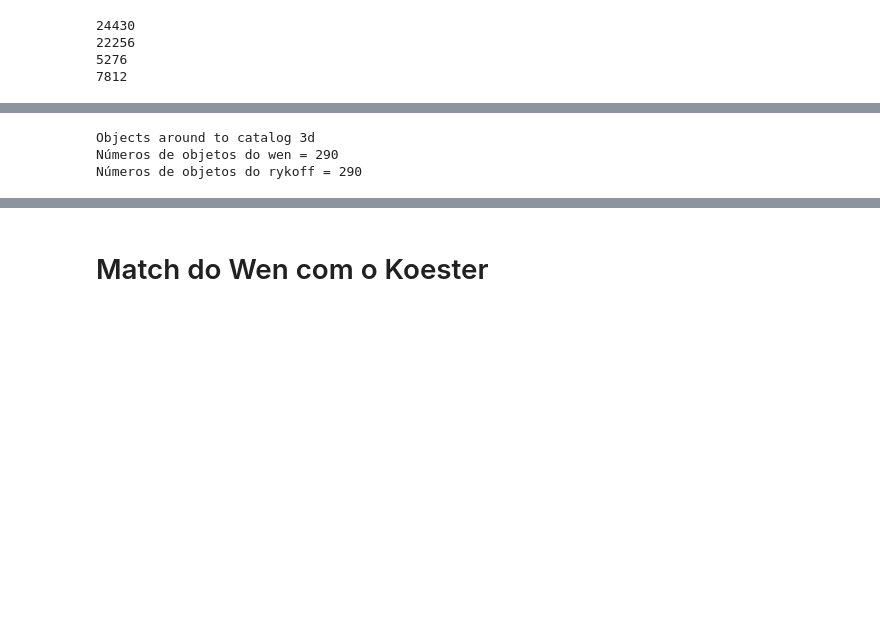
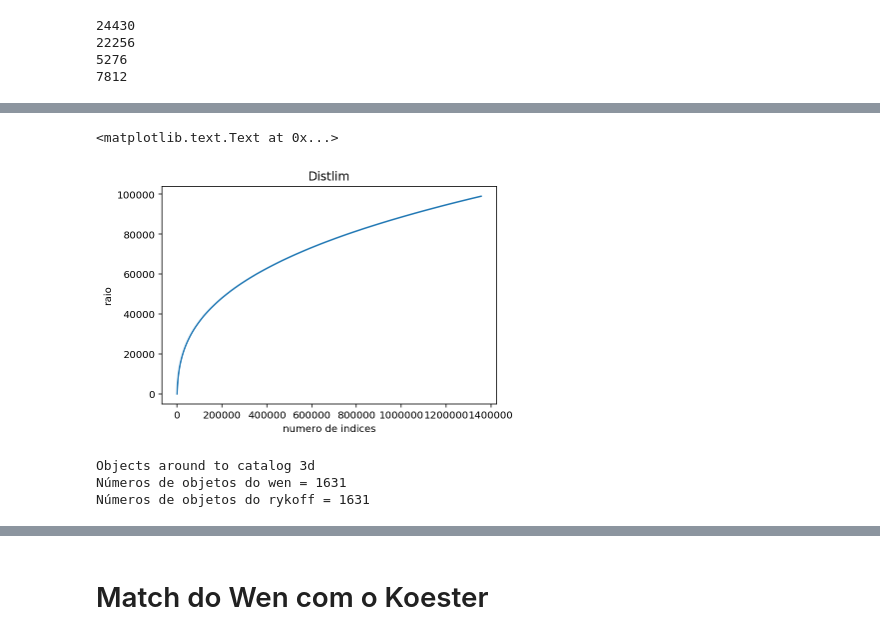
Before and after one commit to clusteron/comparison, a Jupyter notebook: Matches.ipynb, the cells around one changed output, grey strips where cells are left out. Saved outputs shown, nothing was run; the diff lists cells and outputs as text; code cells hidden in the pictures; blank space fills up the shorter version.

```diff
--- a/Matches.ipynb
+++ b/Matches.ipynb
@@ -87,9 +99,28 @@ print len(idwr[d2dw<0.0003*u.deg])
+# %%
+# Função distlim
+lista_i = []
+lista_r = []
+for i in range(0,100000,1000):
+    idxc_w, idxc_r, d2d, d3d = c_r.search_around_3d(c_w, i*u.kpc)
+    lista_i.append(len(idxc_w))
+    lista_r.append(i)
+# %%
+# Plot da função distlim
+fig = plt.figure(1)
+ax = fig.add_subplot(111)
+plt. plot(lista_i,lista_r)
+plt.xlabel('numero de indices')
+plt.ylabel('raio')
+plt.title('Distlim')
+# %% [output]
+<matplotlib.text.Text at 0x...>
+[figure, added]
 # %%
 print 'Objects around to catalog 3d'
-idxc_w, idxc_r, d2d, d3d = c_r.search_around_3d(c_w, 1000*u.kpc)
+idxc_w, idxc_r, d2d, d3d = c_r.search_around_3d(c_w, 4000*u.kpc)
 print 'Números de objetos do wen =',len(idxc_w)
 print 'Números de objetos do rykoff =',len(idxc_r)
 # %% [output]
 Objects around to catalog 3d
-Números de objetos do wen = 290
-Números de objetos do rykoff = 290
+Números de objetos do wen = 1631
+Números de objetos do rykoff = 1631
```
Also changed, not shown: parts of 15 cells of this notebook.
